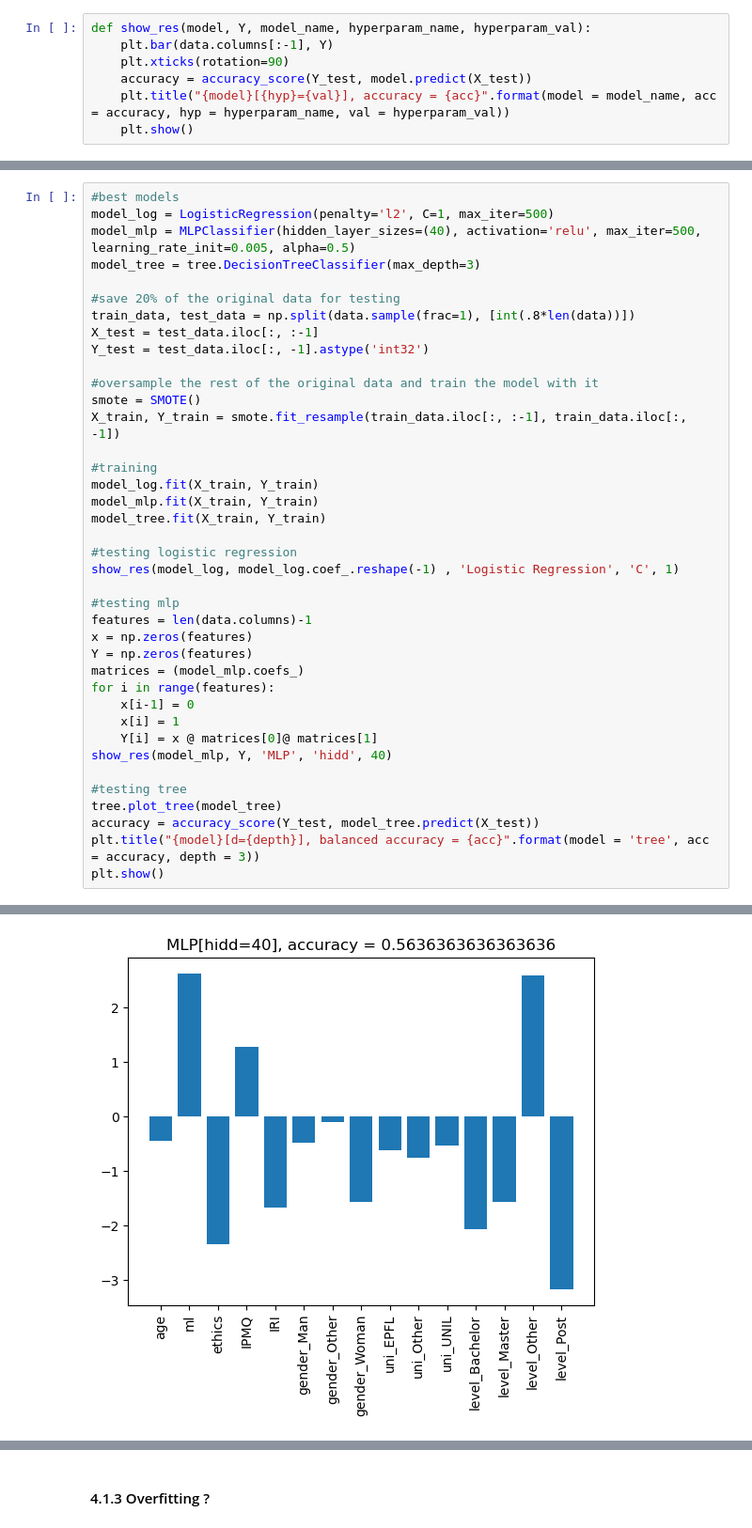
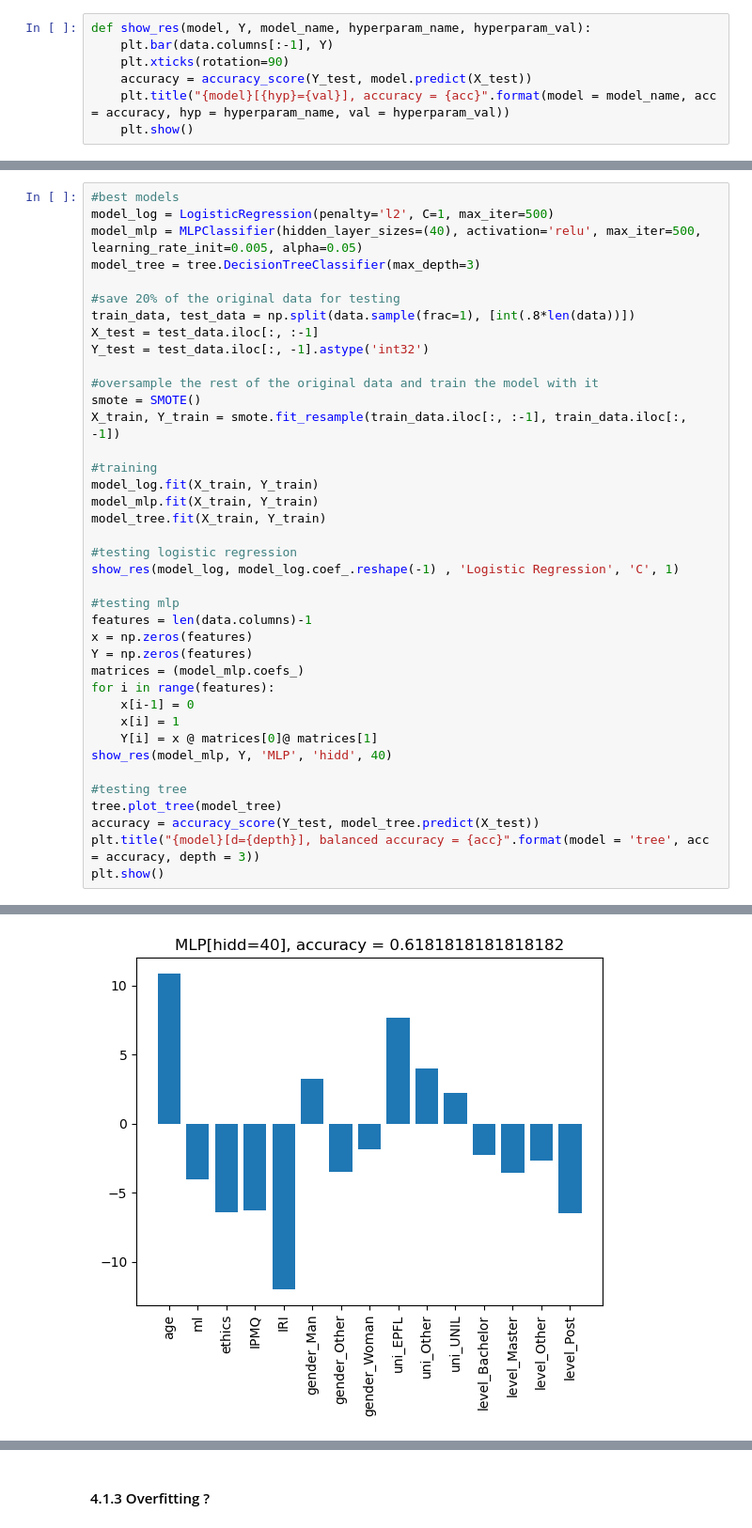
Before and after one commit to jeanknubel/ML4ED_Internship, a Jupyter notebook: notebooks/data_processing.ipynb, the cells around one changed output, grey strips where cells are left out. Shown at 94% size. Cells and saved outputs as stored; diff of their text form.

```diff
--- a/notebooks/data_processing.ipynb
+++ b/notebooks/data_processing.ipynb
@@ -216,7 +200,7 @@ def show_res(model, Y, model_name, hyperparam_name, hyperparam_val):
 # %%
 #best models
 model_log = LogisticRegression(penalty='l2', C=1, max_iter=500)
-model_mlp = MLPClassifier(hidden_layer_sizes=(40), activation='relu', max_iter=500, learning_rate_init=0.005, alpha=0.5)
+model_mlp = MLPClassifier(hidden_layer_sizes=(40), activation='relu', max_iter=500, learning_rate_init=0.005, alpha=0.05)
 model_tree = tree.DecisionTreeClassifier(max_depth=3)
 
 #save 20% of the original data for testing
@@ -257 +242 @@ plt.show()
-[figure, old version]
+[figure, new version]
```
Also changed, not shown: parts of 9 cells of this notebook, 1 other file.
